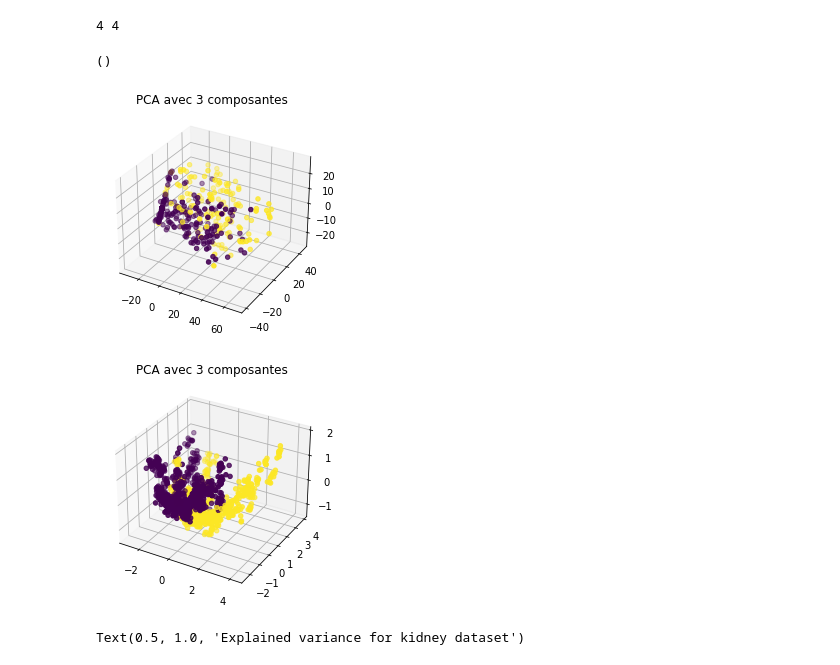
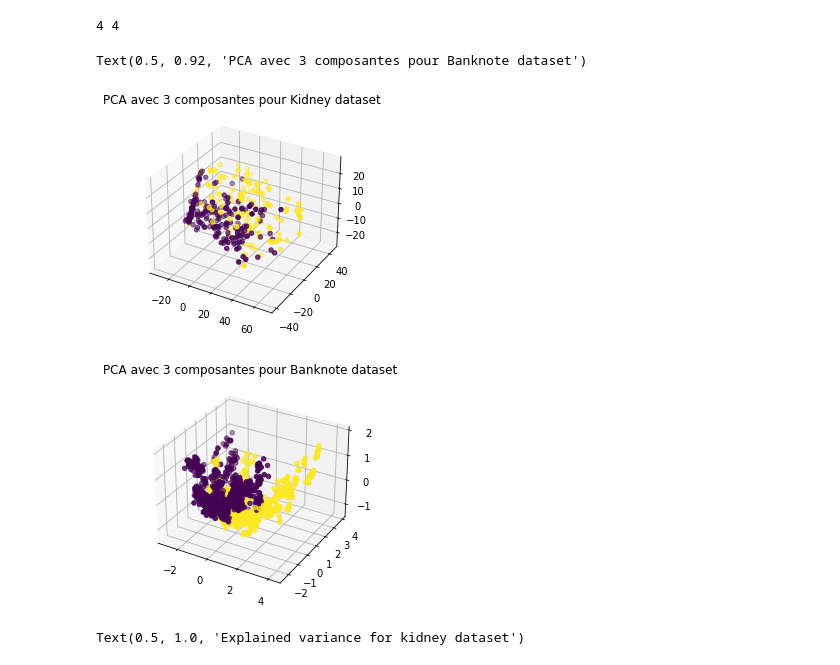
Before and after one commit to thibaultspriet/developmentProjectML, a Jupyter notebook: worflow.ipynb, the cells around one changed output. Cells and saved outputs as stored; diff of their text form; code cells hidden in the pictures.

```diff
--- a/worflow.ipynb
+++ b/worflow.ipynb
@@ -60,11 +60,13 @@ print(K_n_comp, B_n_comp)
 4 4
 # %%
 rep_data(K_X_train_PCA, K_X_test_PCA, K_y_train, K_y_test)
+plt.title("PCA avec 3 composantes pour Kidney dataset")
 rep_data(B_X_train_PCA, B_X_test_PCA, B_y_train, B_y_test)
+plt.title("PCA avec 3 composantes pour Banknote dataset")
 # %% [output]
-()
+Text(0.5, 0.92, 'PCA avec 3 composantes pour Banknote dataset')
-[figure, old version]
+[figure, new version]
-[figure, old version]
+[figure, new version]
 # %%
 explained_variance(K_X_train, K_X_test)
 plt.title("Explained variance for kidney dataset")
```
Also changed, not shown: parts of 19 cells of this notebook, 1 other file.
